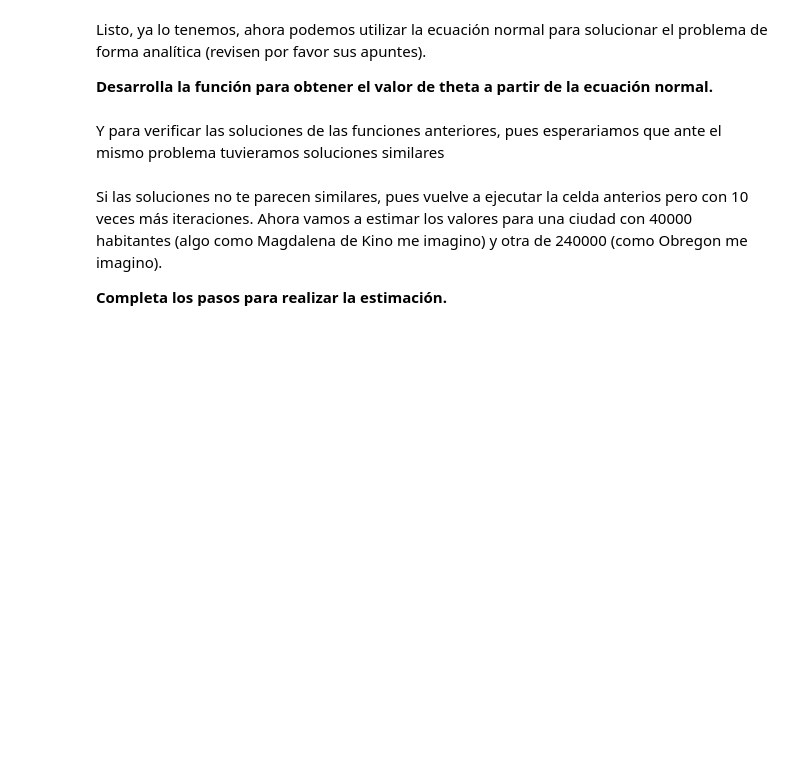
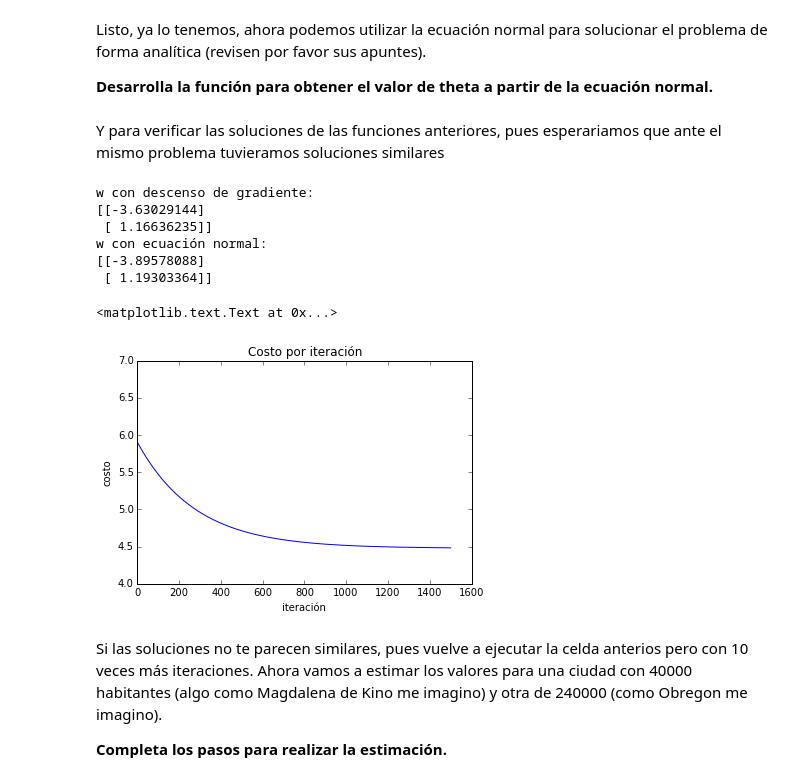
Before and after one commit to Rafaextremist/MLS, a Jupyter notebook: regresion_lineal.ipynb, the cells around one changed output. Drawn from its saved outputs; the diff is of its cells as text; code cells hidden in the pictures; blank space fills up the shorter version.

Commit message:
gradiente y ecuacion normal
hay un error en la linea
w_n = ecuacion_normal(x, y)
es w_n y no theta_n, me estaba rompiendo la cabeza con ese pequenio
detalle

```diff
--- a/regresion_lineal.ipynb
+++ b/regresion_lineal.ipynb
@@ -155,6 +158,10 @@ def descenso_gradiente_lotes(x, y, w_ini, alpha, num_iter):
         # eficiente de hacerlo
 
         # w += --aqui hay que poner código--
+        grad = (y-x.dot(w)).T.dot(x)
+        if np.max(np.abs(grad)) <= 0.0001:
+            return w,costo_iter
+        w += (alpha/T)*grad.T
 
         costo_iter[iter] = costo(x, y, w)
     return w, costo_iter
@@ -175,26 +182,37 @@ def ecuacion_normal(x, y):
 
     # Esta función en realidad es una sola linea de código
     # return --inserta aqui tu código--
+    w = np.linalg.pinv(x).dot(y)
+    return w
 # %% [markdown]
 Y para verificar las soluciones de las funciones anteriores, pues esperariamos que ante el mismo problema tuvieramos soluciones similares
 # %%
 w_ini = np.zeros((n + 1, 1))
 iteraciones = 1500
 alpha = 0.01
 
 w_dg, costos = descenso_gradiente_lotes(x, y, w_ini, alpha, iteraciones)
-theta_n = ecuacion_normal(x, y)
+w_n = ecuacion_normal(x, y) # deveria de ser w_n segun yo? y si si lo es
 
 print "w con descenso de gradiente: "
 print w_dg
 
 print u"w con ecuación normal: "
 print w_n
 
 plt.plot(costos, 'b')
 plt.title(u'Costo por iteración')
 plt.xlabel(u'iteración')
 plt.ylabel('costo')
+# %% [output]
+w con descenso de gradiente:
+[[-3.63029144]
+ [ 1.16636235]]
+w con ecuación normal:
+[[-3.89578088]
+ [ 1.19303364]]
+<matplotlib.text.Text at 0x...>
+[figure, added]
 # %% [markdown]
 Si las soluciones no te parecen similares, pues vuelve a ejecutar la celda anterios pero con 10 veces más iteraciones. Ahora vamos a estimar los valores para una ciudad con 40000 habitantes (algo como Magdalena de Kino me imagino) y otra de 240000 (como Obregon me imagino).
 
```
Also changed, not shown: parts of 1 cell of this notebook.
